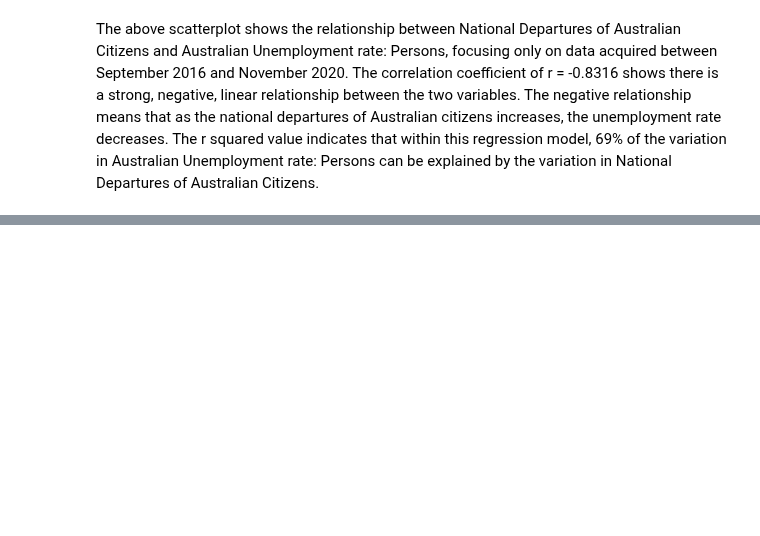
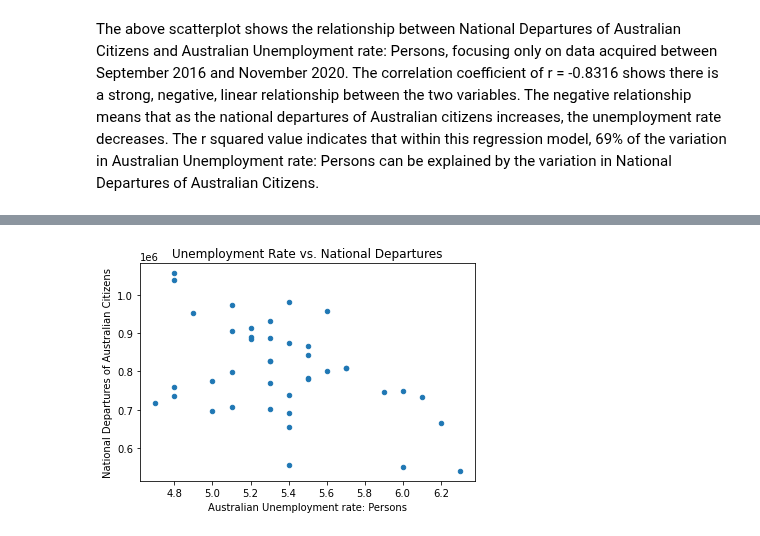
Before and after one commit to tomjp90/Project-1, a Jupyter notebook: Graph_4/Graph_4.ipynb, the cells around one changed output, grey strips where cells are left out. Cells and saved outputs as stored; diff of their text form; code cells hidden in the pictures; blank space fills up the shorter version.

```diff
--- a/Graph_4/Graph_4.ipynb
+++ b/Graph_4/Graph_4.ipynb
@@ -218,0 +268,6 @@ The above scatterplot shows the relationship between National Departures of Aust
+# %%
+# Considering the correlaiton between unemployment and national departures in the time pre covid
+# WHO declared Covid-19 a pandemic on Jan 30 2020, so considering up to and including Jan 2020 as pre covid
+# SO pre covid is Sep 2016 to Jan 2020
+pre_covid_df = merged_df.iloc[0:41, :]
+pre_covid_df.tail()
@@ -218,0 +281,9 @@ The above scatterplot shows the relationship between National Departures of Aust
+# %%
+# Plotting data following confirmation that the two required columns are listed in corresponding order
+graph = pre_covid_df.plot(kind = "scatter", x = "Australian Unemployment rate: Persons",
+                       y = "National Departures of Australian Citizens", title = "Unemployment Rate vs. National Departures")
+
+# Saving image
+#plt.savefig('unemployment_vs_departures.png')
+# %% [output]
+[figure, added]
```
Also changed, not shown: parts of 13 cells of this notebook.
